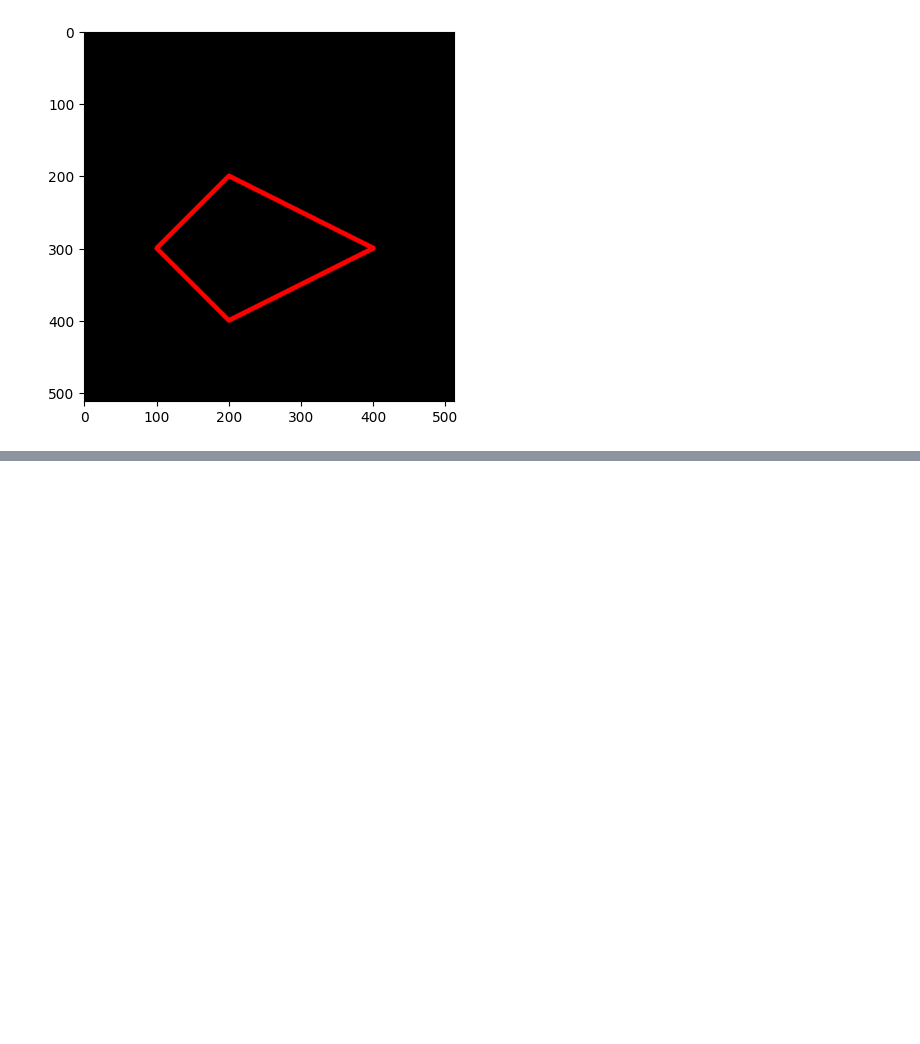
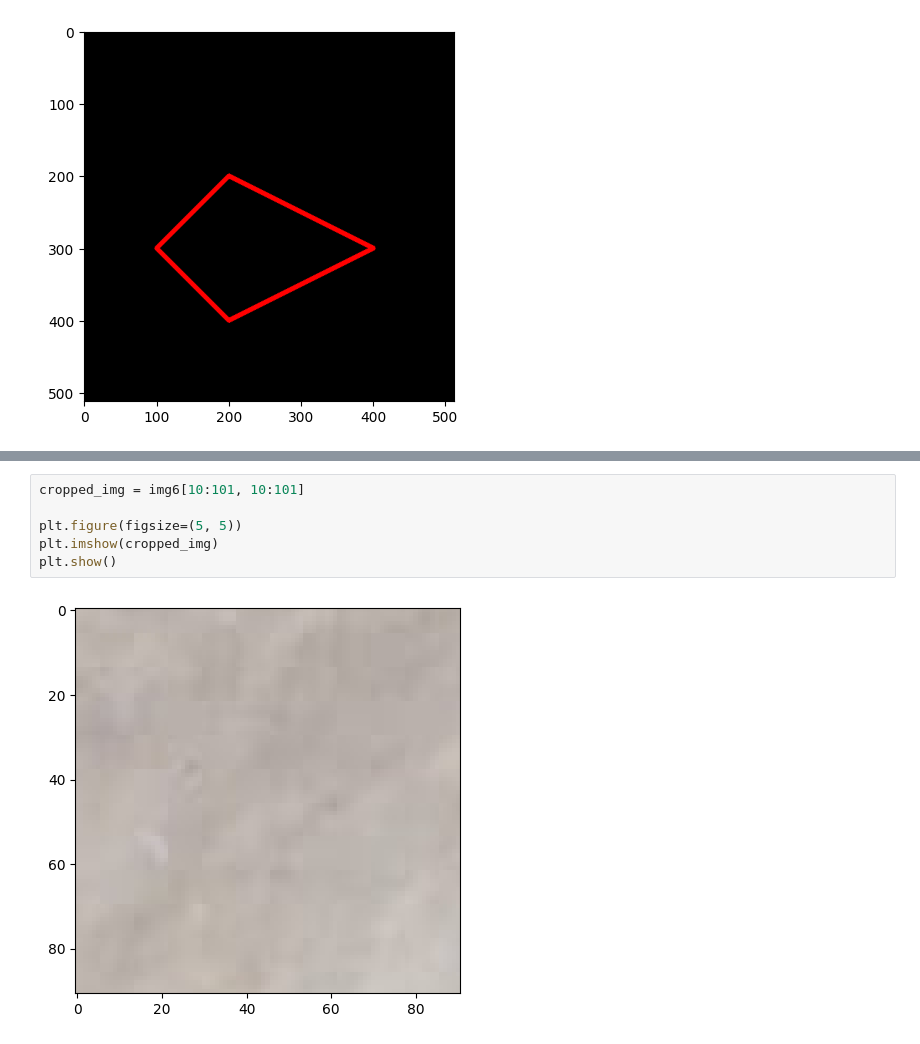
Before and after one commit to Valtern/PCVK_Ganjil_2025, a Jupyter notebook: Week2.ipynb, the cells around one changed output, grey strips where cells are left out. Drawn from its saved outputs; the diff is of its cells as text; blank space fills up the shorter version.

```diff
--- a/Week2.ipynb
+++ b/Week2.ipynb
@@ -126,0 +157,8 @@ plt.imshow(black_img2)
+# %%
+cropped_img = img6[10:101, 10:101]
+
+plt.figure(figsize=(5, 5))
+plt.imshow(cropped_img)
+plt.show()
+# %% [output]
+[figure, added]
```
Also changed, not shown: parts of 9 cells of this notebook.
